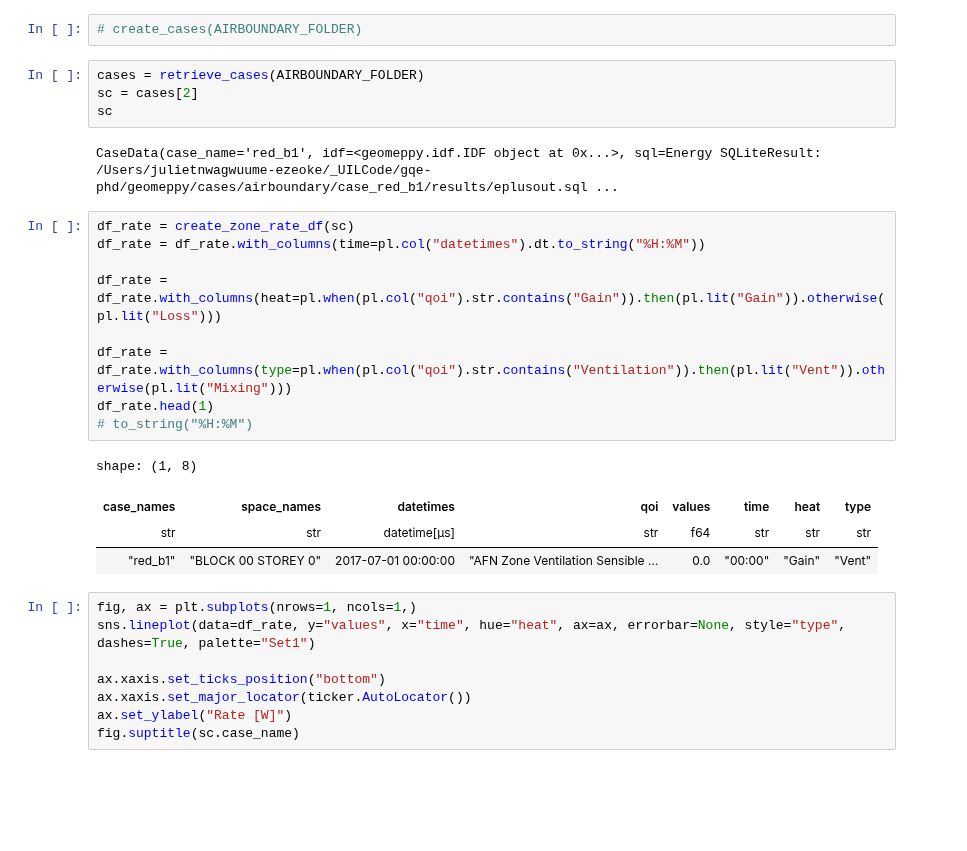
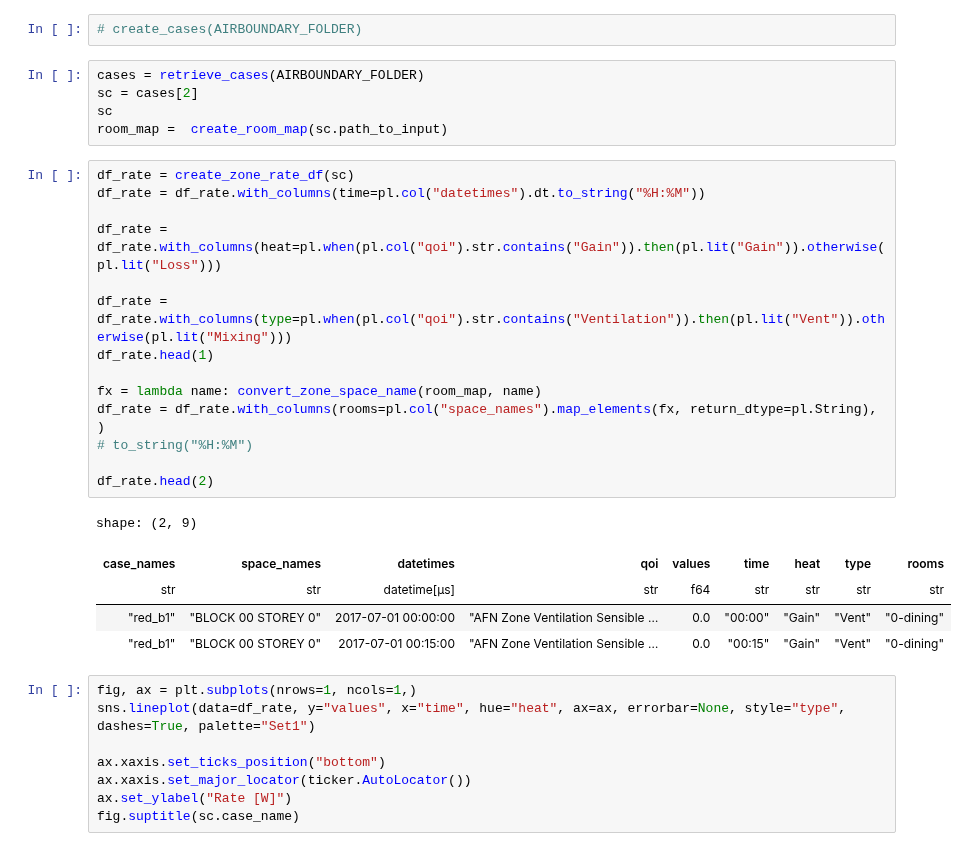
Before and after one commit to juliet29/plan2EPlus, a Jupyter notebook: _notebooks/results/t02_rate.ipynb, the cells around one changed output. Saved outputs shown, nothing was run; the diff lists cells and outputs as text; blank space fills up the shorter version.

```diff
--- a/_notebooks/results/t02_rate.ipynb
+++ b/_notebooks/results/t02_rate.ipynb
@@ -28,22 +25,27 @@ sns.set_theme()
 cases = retrieve_cases(AIRBOUNDARY_FOLDER)
 sc = cases[2]
 sc
+room_map =  create_room_map(sc.path_to_input)
-# %% [output]
-CaseData(case_name='red_b1', idf=<geomeppy.idf.IDF object at 0x...>, sql=Energy SQLiteResult: /Users/julietnwagwuume-ezeoke/_UILCode/gqe-phd/geomeppy/cases/airboundary/case_red_b1/results/eplusout.sql ...
 # %%
 df_rate = create_zone_rate_df(sc)
 df_rate = df_rate.with_columns(time=pl.col("datetimes").dt.to_string("%H:%M"))
 
 df_rate = df_rate.with_columns(heat=pl.when(pl.col("qoi").str.contains("Gain")).then(pl.lit("Gain")).otherwise(pl.lit("Loss")))
 
 df_rate = df_rate.with_columns(type=pl.when(pl.col("qoi").str.contains("Ventilation")).then(pl.lit("Vent")).otherwise(pl.lit("Mixing")))
 df_rate.head(1)
+
+fx = lambda name: convert_zone_space_name(room_map, name)
+df_rate = df_rate.with_columns(rooms=pl.col("space_names").map_elements(fx, return_dtype=pl.String), )
 # to_string("%H:%M")
+
+df_rate.head(2)
 # %% [output]
-shape: (1, 8)
+shape: (2, 9)
-| case_names | space_names | datetimes | qoi | values | time | heat | type |
-| str | str | datetime[μs] | str | f64 | str | str | str |
-| "red_b1" | "BLOCK 00 STOREY 0" | 2017-07-01 00:00:00 | "AFN Zone Ventilation Sensible … | 0.0 | "00:00" | "Gain" | "Vent" |
+| case_names | space_names | datetimes | qoi | values | time | heat | type | rooms |
+| str | str | datetime[μs] | str | f64 | str | str | str | str |
+| "red_b1" | "BLOCK 00 STOREY 0" | 2017-07-01 00:00:00 | "AFN Zone Ventilation Sensible … | 0.0 | "00:00" | "Gain" | "Vent" | "0-dining" |
+| "red_b1" | "BLOCK 00 STOREY 0" | 2017-07-01 00:15:00 | "AFN Zone Ventilation Sensible … | 0.0 | "00:15" | "Gain" | "Vent" | "0-dining" |
 # %%
 fig, ax = plt.subplots(nrows=1, ncols=1,)
 sns.lineplot(data=df_rate, y="values", x="time", hue="heat", ax=ax, errorbar=None, style="type", dashes=True, palette="Set1")
```
Also changed, not shown: parts of 2 cells of this notebook, 3 other files.
